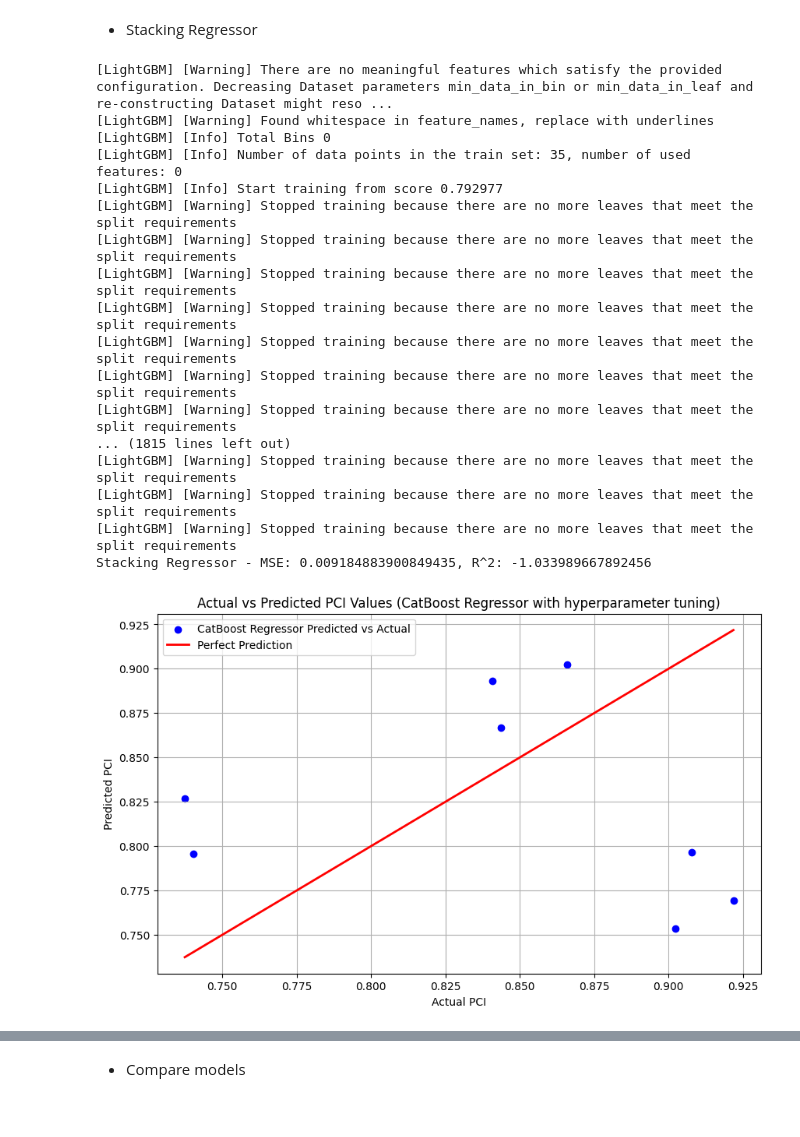
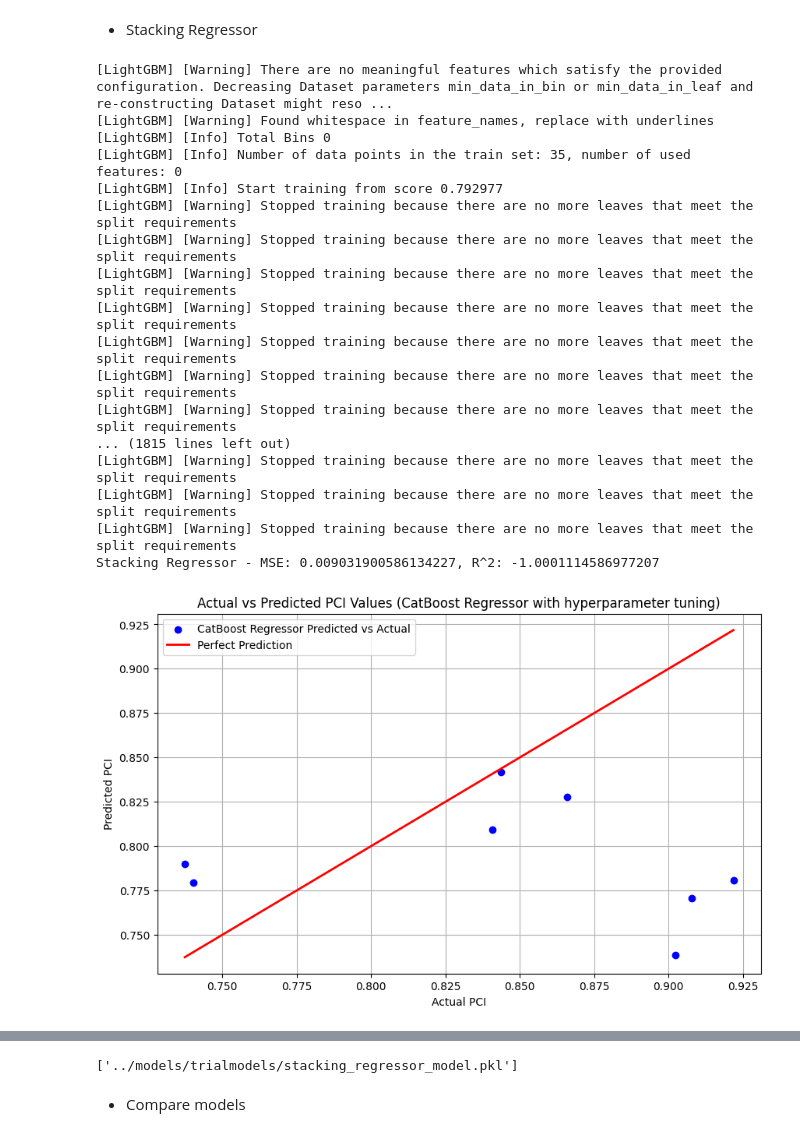
Before and after one commit to nexiouscaliver/pavement-condition-prediction, a Jupyter notebook: notebooks/trail-error.ipynb, the cells around one changed output, grey strips where cells are left out. Drawn from its saved outputs; the diff is of its cells as text; code cells hidden in the pictures.

Commit message:
test new models and add earlystopping to dnn to check

```diff
--- a/notebooks/trail-error.ipynb
+++ b/notebooks/trail-error.ipynb
@@ -862,13 +965,14 @@ best_catboost.save_model(r'../models/trialmodels/best_catboost.cbm')
 %%time
 # Define base models
 estimators = [
+    ('rancom_forest', rf_model),
     ('xgb', best_xgb),
     ('lgbm', best_lgbm),
     ('catboost', best_catboost)
 ]
 
 # Define Stacking Regressor
-stacking_regressor = StackingRegressor(estimators=estimators, final_estimator=XGBRegressor())
+stacking_regressor = StackingRegressor(estimators=estimators, final_estimator=LinearRegression())
 
 # Train Stacking Regressor
 stacking_regressor.fit(X_train, y_train)
@@ -880,32 +984,33 @@ y_pred_stack = stacking_regressor.predict(X_test)
 mse_stack = mean_squared_error(y_test, y_pred_stack)
 r2_stack = r2_score(y_test, y_pred_stack)
 print(f'Stacking Regressor - MSE: {mse_stack}, R^2: {r2_stack}')
 
 plt.figure(figsize=(10, 6))
 plt.scatter(y_test, y_pred_stack, color='blue', label='CatBoost Regressor Predicted vs Actual')
 plt.plot([y_test.min(), y_test.max()], [y_test.min(), y_test.max()], color='red', lw=2, label='Perfect Prediction')
 plt.title('Actual vs Predicted PCI Values (CatBoost Regressor with hyperparameter tuning)')
 plt.xlabel('Actual PCI')
 plt.ylabel('Predicted PCI')
 plt.legend()
 plt.grid(True)
 plt.show()
+#Stacking Regressor - MSE: 0.01024898857599377, R^2: -1.2696349620819092
 # %% [output]
 [LightGBM] [Warning] There are no meaningful features which satisfy the provided configuration. Decreasing Dataset parameters min_data_in_bin or min_data_in_leaf and re-constructing Dataset might reso ...
 [LightGBM] [Warning] Found whitespace in feature_names, replace with underlines
 [LightGBM] [Info] Total Bins 0
 [LightGBM] [Info] Number of data points in the train set: 35, number of used features: 0
 [LightGBM] [Info] Start training from score 0.792977
 [LightGBM] [Warning] Stopped training because there are no more leaves that meet the split requirements
 [LightGBM] [Warning] Stopped training because there are no more leaves that meet the split requirements
 [LightGBM] [Warning] Stopped training because there are no more leaves that meet the split requirements
 [LightGBM] [Warning] Stopped training because there are no more leaves that meet the split requirements
 [LightGBM] [Warning] Stopped training because there are no more leaves that meet the split requirements
 [LightGBM] [Warning] Stopped training because there are no more leaves that meet the split requirements
 [LightGBM] [Warning] Stopped training because there are no more leaves that meet the split requirements
 ... (1815 lines left out)
 [LightGBM] [Warning] Stopped training because there are no more leaves that meet the split requirements
 [LightGBM] [Warning] Stopped training because there are no more leaves that meet the split requirements
 [LightGBM] [Warning] Stopped training because there are no more leaves that meet the split requirements
-Stacking Regressor - MSE: 0.009184883900849435, R^2: -1.033989667892456
+Stacking Regressor - MSE: 0.009031900586134227, R^2: -1.0001114586977207
-[figure, old version]
+[figure, new version]
@@ -914,3 +1019,7 @@ Wall time: 2.95 s
+# %%
+joblib.dump(stacking_regressor, '../models/trialmodels/stacking_regressor_model.pkl')
+# %% [output]
+['../models/trialmodels/stacking_regressor_model.pkl']
 # %% [markdown]
 - Compare models
 # %%
```
Also changed, not shown: parts of 12 cells of this notebook.
